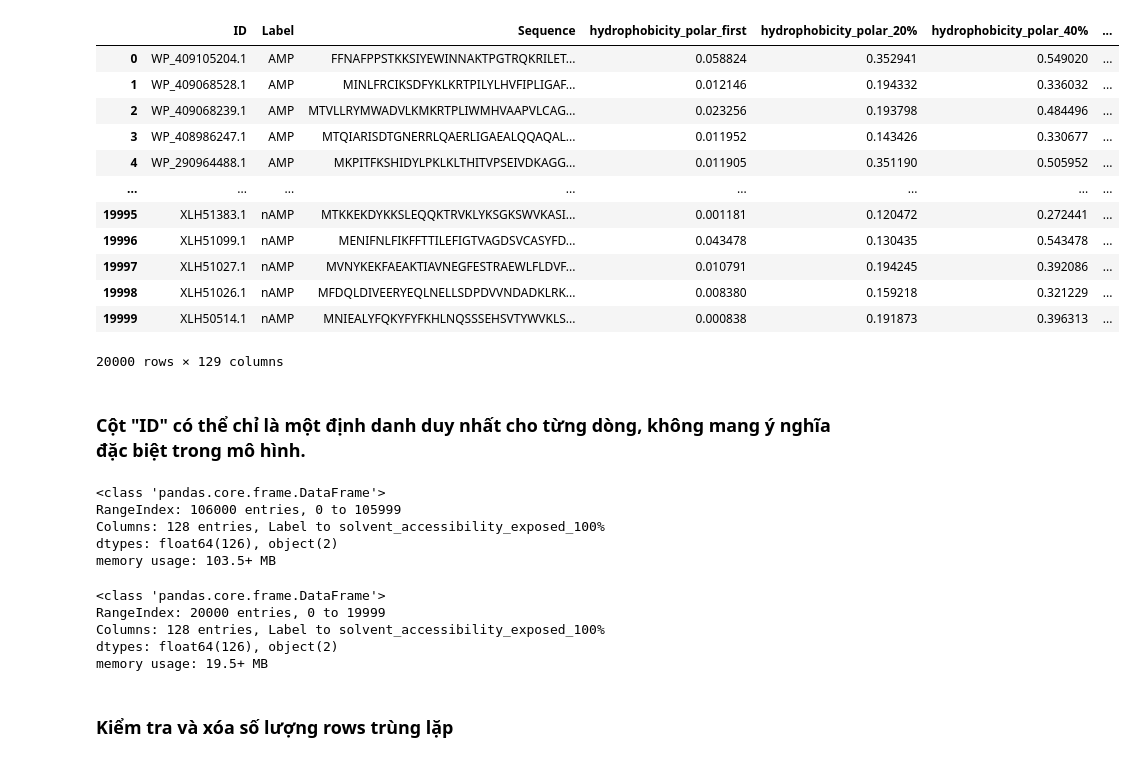
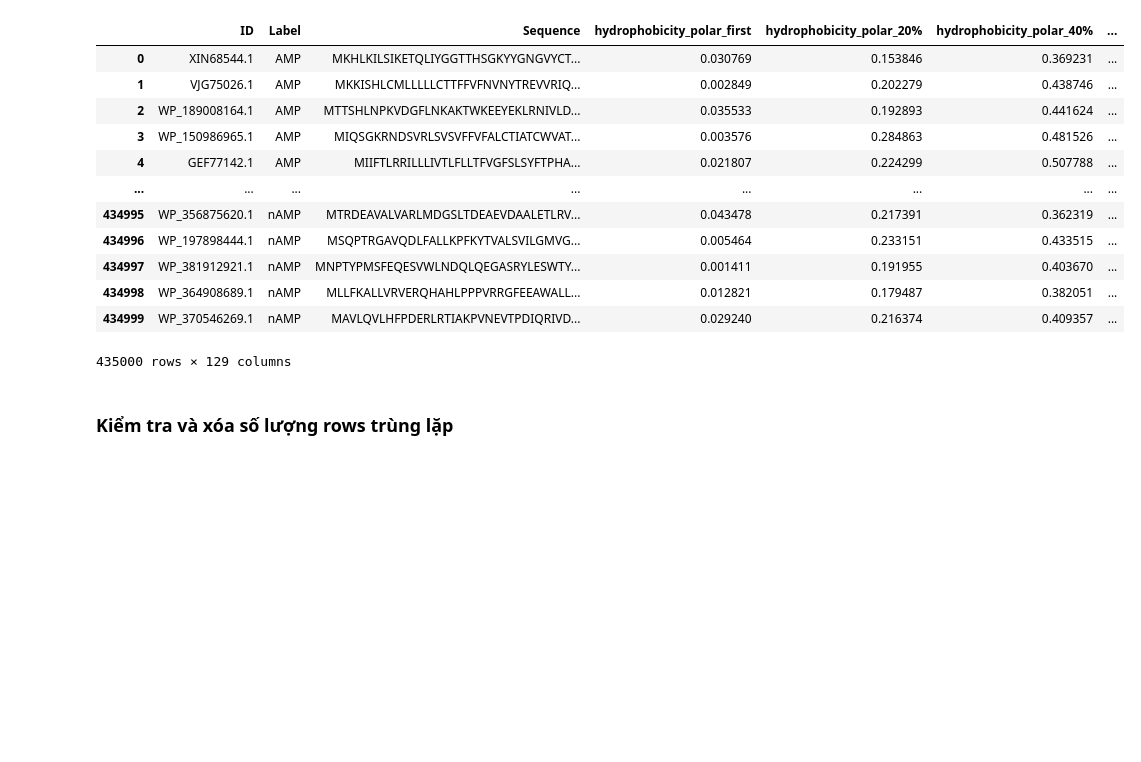
Before and after one commit to hoofkhanh/transformer_xai_peptide, a Jupyter notebook: test_encoder.ipynb, the cells around one changed output. Cells and saved outputs as stored; diff of their text form; code cells hidden in the pictures; blank space fills up the shorter version.

```diff
--- a/test_encoder.ipynb
+++ b/test_encoder.ipynb
@@ -58,19 +30,17 @@ data
 # %%
-data_test = pd.read_csv("input/features_test.csv")
+data_test = pd.read_csv(r'C:\Users\hp\anaconda3\envs\TH_TTNT\src\ncbi\test_val.csv')
 data_test
 # %% [output]
 |  | ID | Label | Sequence | hydrophobicity_polar_first | hydrophobicity_polar_20% | hydrophobicity_polar_40% | ... |
-| 0 | WP_409105204.1 | AMP | FFNAFPPSTKKSIYEWINNAKTPGTRQKRILET... | 0.058824 | 0.352941 | 0.549020 | ... |
-| 1 | WP_409068528.1 | AMP | MINLFRCIKSDFYKLKRTPILYLHVFIPLIGAF... | 0.012146 | 0.194332 | 0.336032 | ... |
-| 2 | WP_409068239.1 | AMP | MTVLLRYMWADVLKMKRTPLIWMHVAAPVLCAG... | 0.023256 | 0.193798 | 0.484496 | ... |
-| 3 | WP_408986247.1 | AMP | MTQIARISDTGNERRLQAERLIGAEALQQAQAL... | 0.011952 | 0.143426 | 0.330677 | ... |
-| 4 | WP_290964488.1 | AMP | MKPITFKSHIDYLPKLKLTHITVPSEIVDKAGG... | 0.011905 | 0.351190 | 0.505952 | ... |
+| 0 | XIN68544.1 | AMP | MKHLKILSIKETQLIYGGTTHSGKYYGNGVYCT... | 0.030769 | 0.153846 | 0.369231 | ... |
+| 1 | VJG75026.1 | AMP | MKKISHLCMLLLLLCTTFFVFNVNYTREVVRIQ... | 0.002849 | 0.202279 | 0.438746 | ... |
+| 2 | WP_189008164.1 | AMP | MTTSHLNPKVDGFLNKAKTWKEEYEKLRNIVLD... | 0.035533 | 0.192893 | 0.441624 | ... |
+| 3 | WP_150986965.1 | AMP | MIQSGKRNDSVRLSVSVFFVFALCTIATCWVAT... | 0.003576 | 0.284863 | 0.481526 | ... |
+| 4 | GEF77142.1 | AMP | MIIFTLRRILLLIVTLFLLTFVGFSLSYFTPHA... | 0.021807 | 0.224299 | 0.507788 | ... |
 | ... | ... | ... | ... | ... | ... | ... | ... |
-| 19995 | XLH51383.1 | nAMP | MTKKEKDYKKSLEQQKTRVKLYKSGKSWVKASI... | 0.001181 | 0.120472 | 0.272441 | ... |
-| 19996 | XLH51099.1 | nAMP | MENIFNLFIKFFTTILEFIGTVAGDSVCASYFD... | 0.043478 | 0.130435 | 0.543478 | ... |
-| 19997 | XLH51027.1 | nAMP | MVNYKEKFAEAKTIAVNEGFESTRAEWLFLDVF... | 0.010791 | 0.194245 | 0.392086 | ... |
-| 19998 | XLH51026.1 | nAMP | MFDQLDIVEERYEQLNELLSDPDVVNDADKLRK... | 0.008380 | 0.159218 | 0.321229 | ... |
-| 19999 | XLH50514.1 | nAMP | MNIEALYFQKYFYFKHLNQSSSEHSVTYWVKLS... | 0.000838 | 0.191873 | 0.396313 | ... |
+| 434995 | WP_356875620.1 | nAMP | MTRDEAVALVARLMDGSLTDEAEVDAALETLRV... | 0.043478 | 0.217391 | 0.362319 | ... |
+| 434996 | WP_197898444.1 | nAMP | MSQPTRGAVQDLFALLKPFKYTVALSVILGMVG... | 0.005464 | 0.233151 | 0.433515 | ... |
+| 434997 | WP_381912921.1 | nAMP | MNPTYPMSFEQESVWLNDQLQEGASRYLESWTY... | 0.001411 | 0.191955 | 0.403670 | ... |
+| 434998 | WP_364908689.1 | nAMP | MLLFKALLVRVERQHAHLPPPVRRGFEEAWALL... | 0.012821 | 0.179487 | 0.382051 | ... |
+| 434999 | WP_370546269.1 | nAMP | MAVLQVLHFPDERLRTIAKPVNEVTPDIQRIVD... | 0.029240 | 0.216374 | 0.409357 | ... |
-20000 rows × 129 columns
+435000 rows × 129 columns
-# %% [markdown]
-### Cột "ID" có thể chỉ là một định danh duy nhất cho từng dòng, không mang ý nghĩa đặc biệt trong mô hình.
@@ -80,16 +46,0 @@ data_test = data_test.drop(columns=['ID'])
-# %%
-data.info()
-# %% [output]
-<class 'pandas.core.frame.DataFrame'>
-RangeIndex: 106000 entries, 0 to 105999
-Columns: 128 entries, Label to solvent_accessibility_exposed_100%
-dtypes: float64(126), object(2)
-memory usage: 103.5+ MB
-# %%
-data_test.info()
-# %% [output]
-<class 'pandas.core.frame.DataFrame'>
-RangeIndex: 20000 entries, 0 to 19999
-Columns: 128 entries, Label to solvent_accessibility_exposed_100%
-dtypes: float64(126), object(2)
-memory usage: 19.5+ MB
```
Also changed, not shown: parts of 35 cells of this notebook.
